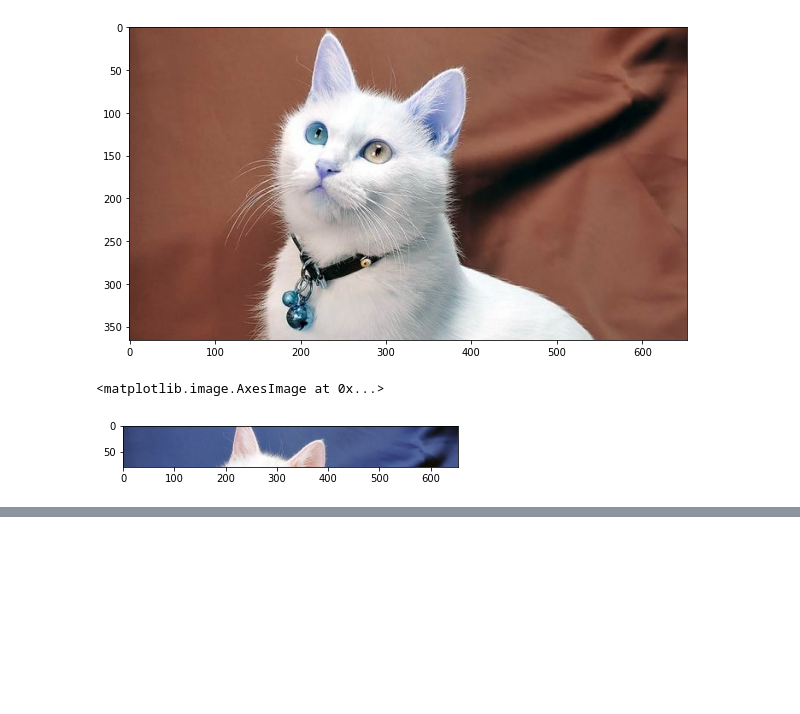
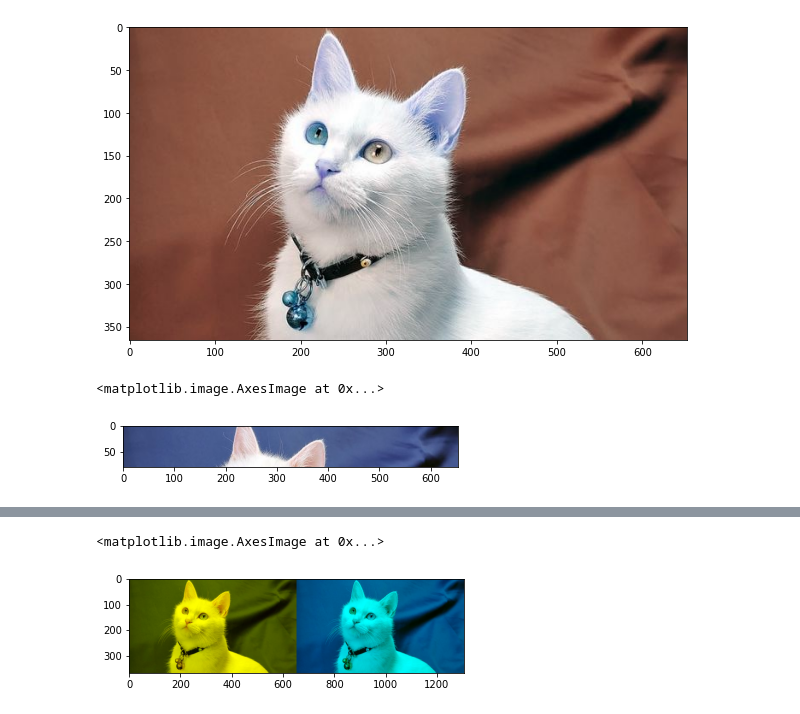
Before and after one commit to NN2777/Phyton-Image-Processing, a Jupyter notebook: Week2_Praktikum.ipynb, the cells around one changed output, grey strips where cells are left out. Cells and saved outputs as stored; diff of their text form; code cells hidden in the pictures; blank space fills up the shorter version.

```diff
--- a/Week2_Praktikum.ipynb
+++ b/Week2_Praktikum.ipynb
@@ -168,0 +178,14 @@ plt.imshow(imgbalik)
+# %%
+#nomer 2
+imgkucing4 = cv.cvtColor(imgkucing, cv.COLOR_BGR2RGB)
+imgkucing4[:, :, 2] = 0
+
+imgkucing5 = cv.cvtColor(imgkucing, cv.COLOR_BGR2RGB)
+imgkucing5[:, :, 0] = 0
+
+final_frame = cv.hconcat((imgkucing4, imgkucing5))
+
+plt.imshow(final_frame)
+# %% [output]
+<matplotlib.image.AxesImage at 0x...>
+[figure, added]
```
Also changed, not shown: parts of 3 cells of this notebook.
